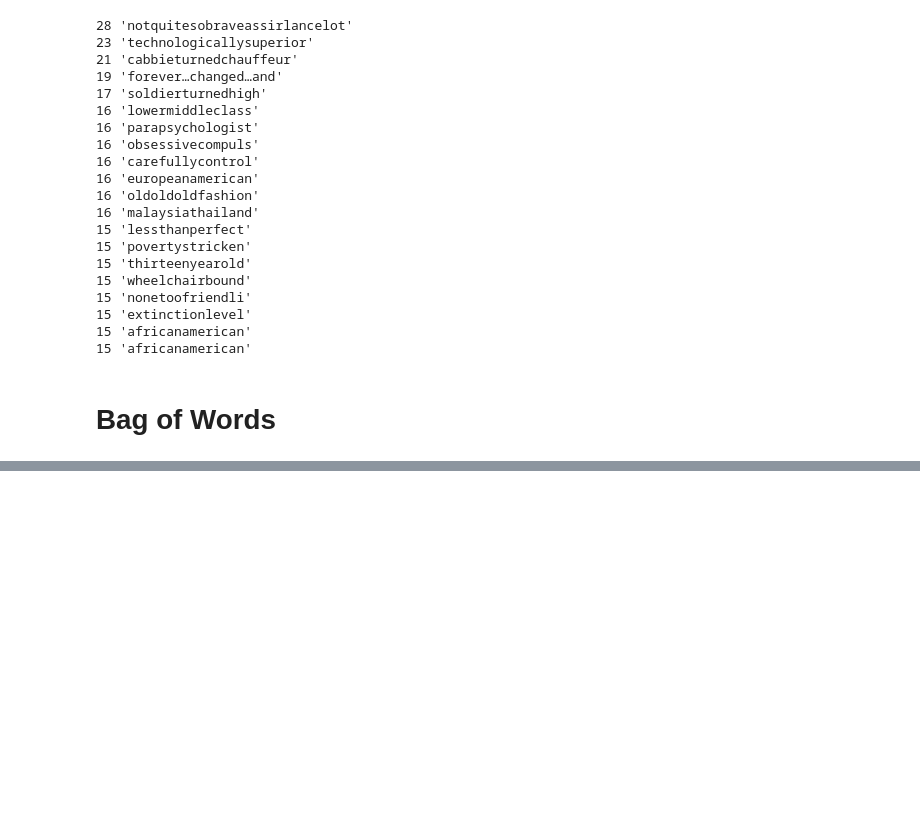
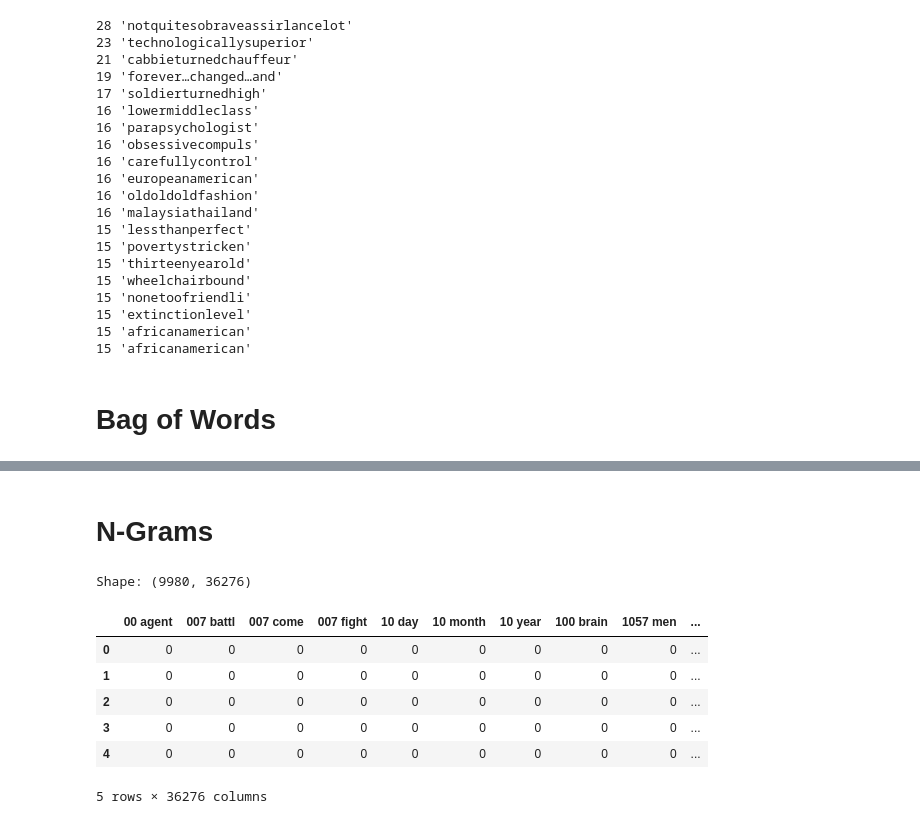
Before and after one commit to himanshukr72/NLP, a Jupyter notebook: notebooks/text_prosessing.ipynb, the cells around one changed output, grey strips where cells are left out. Saved outputs shown, nothing was run; the diff lists cells and outputs as text; code cells hidden in the pictures; blank space fills up the shorter version.

```diff
--- a/notebooks/text_prosessing.ipynb
+++ b/notebooks/text_prosessing.ipynb
@@ -458,0 +474,33 @@ cv.get_feature_names_out()
+# %% [markdown]
+# N-Grams
+# %%
+# Convert token lists into strings
+text_for_bow = text.apply(lambda x: ' '.join(x))
+
+# Bigram Vectorizer
+cv_bigram = CountVectorizer(
+    ngram_range=(2, 2)
+)
+
+# Create bigram matrix
+bigram_matrix = cv_bigram.fit_transform(text_for_bow)
+
+# Convert to DataFrame
+bigram_df = pd.DataFrame(
+    bigram_matrix.toarray(),
+    columns=cv_bigram.get_feature_names_out(),
+    index=text.index
+)
+
+print("Shape:", bigram_df.shape)
+
+bigram_df.head()
+# %% [output]
+Shape: (9980, 36276)
+|  | 00 agent | 007 battl | 007 come | 007 fight | 10 day | 10 month | 10 year | 100 brain | 1057 men | ... |
+| 0 | 0 | 0 | 0 | 0 | 0 | 0 | 0 | 0 | 0 | ... |
+| 1 | 0 | 0 | 0 | 0 | 0 | 0 | 0 | 0 | 0 | ... |
+| 2 | 0 | 0 | 0 | 0 | 0 | 0 | 0 | 0 | 0 | ... |
+| 3 | 0 | 0 | 0 | 0 | 0 | 0 | 0 | 0 | 0 | ... |
+| 4 | 0 | 0 | 0 | 0 | 0 | 0 | 0 | 0 | 0 | ... |
+5 rows × 36276 columns
```
Also changed, not shown: parts of 10 cells of this notebook.
